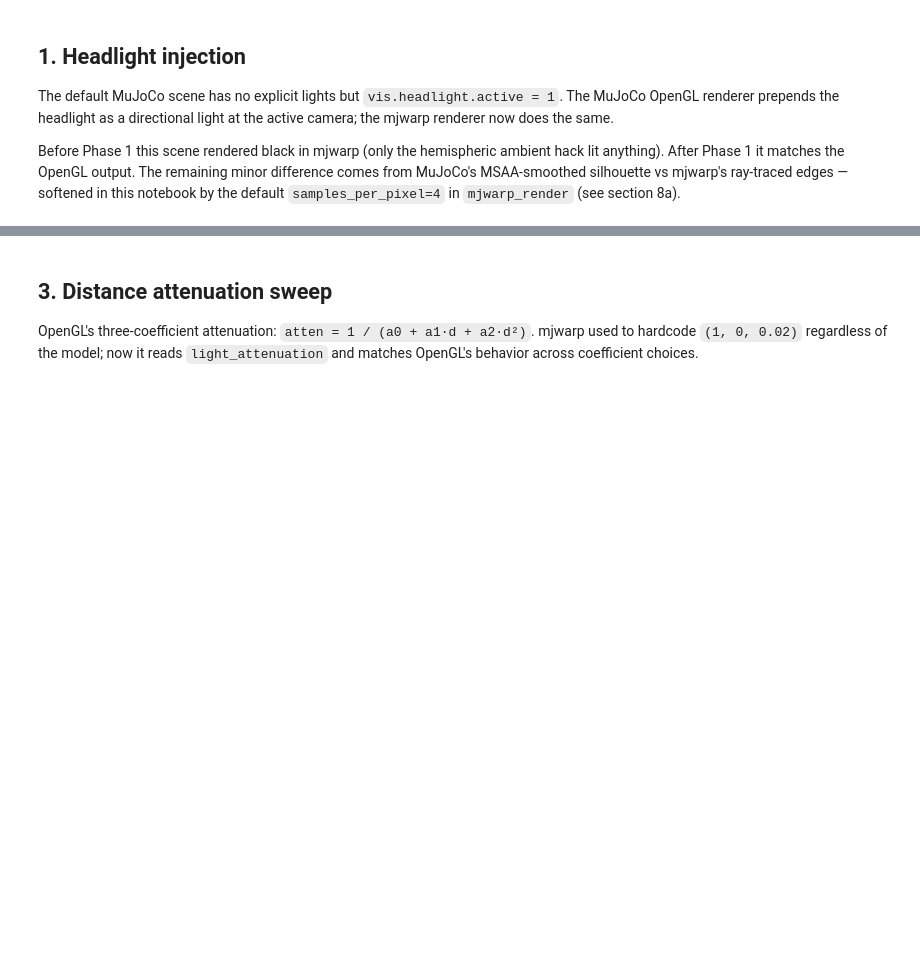
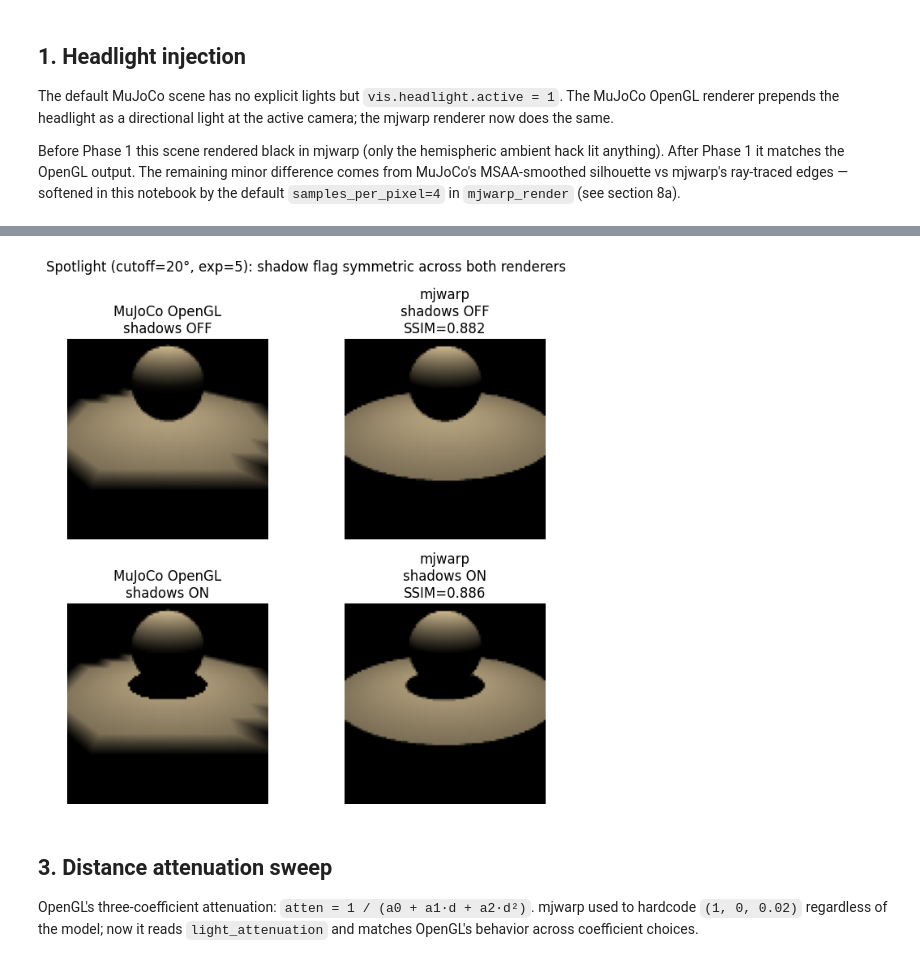
Before and after one commit to mhasek/mujoco_warp, a Jupyter notebook: notebooks/renderer_parity.ipynb, the cells around one changed output, grey strips where cells are left out. Drawn from its saved outputs; the diff is of its cells as text; code cells hidden in the pictures; blank space fills up the shorter version.

```diff
--- a/notebooks/renderer_parity.ipynb
+++ b/notebooks/renderer_parity.ipynb
@@ -213,3 +245,22 @@ Module render__locals___render_megakernel_f0adb2c9 14bb625 load on device 'cpu'
+# %%
+mjm_spot = mujoco.MjModel.from_xml_string(SPOT_XML.format(cutoff=20, exponent=5))
+
+fig, axes = plt.subplots(2, 2, figsize=(7, 7))
+for row, shadows in enumerate([False, True]):
+  mj = mujoco_render(mjm_spot, 96, 96, use_shadows=shadows)
+  warp = mjwarp_render(mjm_spot, 96, 96, use_shadows=shadows)
+  ssim = ssim_luma(warp, mj)
+  axes[row, 0].imshow(mj)
+  axes[row, 0].set_title(f"MuJoCo OpenGL\nshadows {'ON' if shadows else 'OFF'}")
+  axes[row, 0].axis("off")
+  axes[row, 1].imshow(warp)
+  axes[row, 1].set_title(f"mjwarp\nshadows {'ON' if shadows else 'OFF'}\nSSIM={ssim:.3f}")
+  axes[row, 1].axis("off")
+fig.suptitle("Spotlight (cutoff=20°, exp=5): shadow flag symmetric across both renderers")
+plt.tight_layout()
+plt.show()
+# %% [output]
+[figure, added]
 # %% [markdown]
 ## 3. Distance attenuation sweep
 
```
Also changed, not shown: parts of 17 cells of this notebook.
